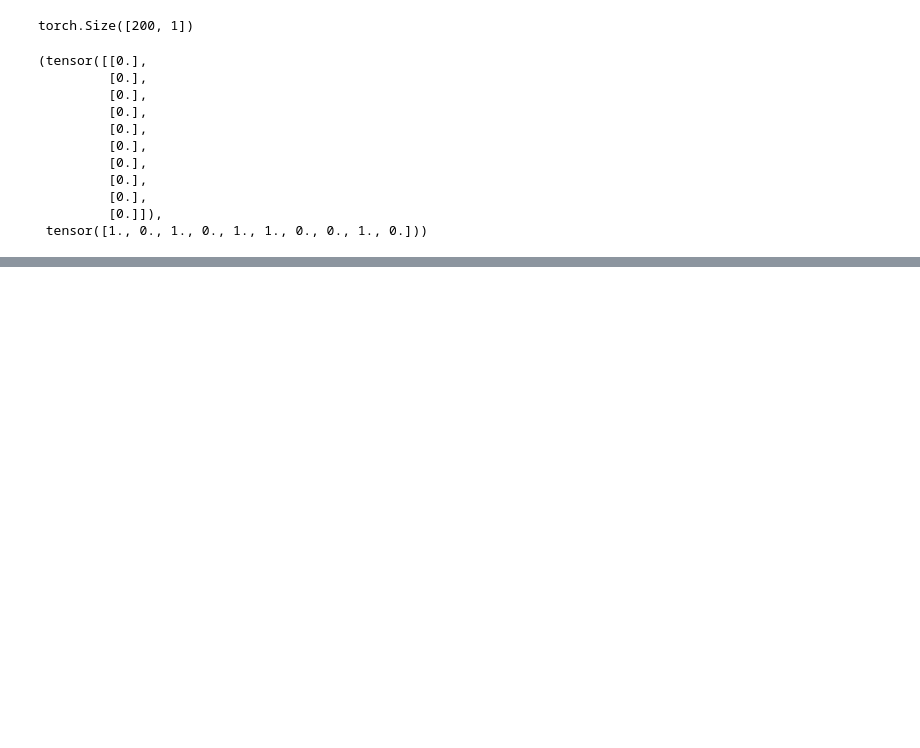
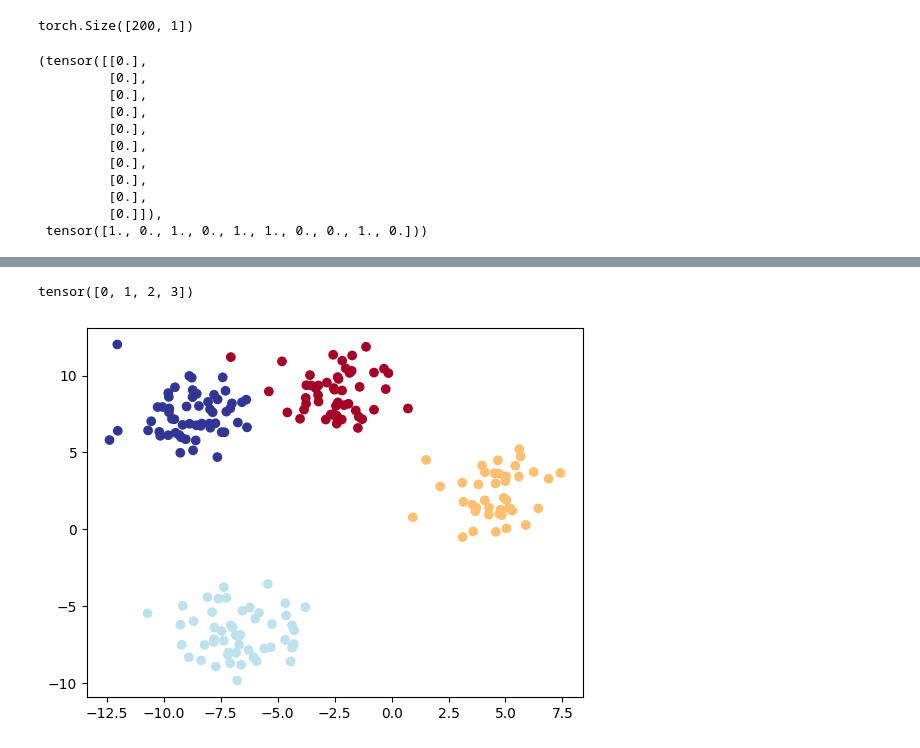
Before and after one commit to arethel/ClassificationProblemsWithPytorch, a Jupyter notebook: pytorch_classification.ipynb, the cells around one changed output, grey strips where cells are left out. Drawn from its saved outputs; the diff is of its cells as text; code cells hidden in the pictures; blank space fills up the shorter version.

```diff
--- a/pytorch_classification.ipynb
+++ b/pytorch_classification.ipynb
@@ -177,0 +366,32 @@ torch.round(untrained_preds[:10]), y_test[:10]
+# %%
+loss_fn = nn.CrossEntropyLoss()
+optimizer = torch.optim.SGD(params = model_blob.parameters(),
+                            lr = 0.1)
+# %%
+torch.manual_seed(42)
+torch.cuda.manual_seed(42)
+
+epochs = 100
+
+for epoch in range(epochs):
+    model_blob.train()
+
+    y_logits = model_blob(X_blob_train)
+    y_pred = torch.softmax(y_logits, 1).argmax(1)
+    loss = loss_fn(y_logits, y_blob_train)
+    acc = accuracy_fn(y_blob_train,
+                      y_pred)
+    optimizer.zero_grad()
+    loss.backward()
+    optimizer.step()
+
+    model_blob.eval()
+    with torch.inference_mode():
+        test_logits = model_blob(X_blob_test)
+        test_pred = torch.softmax(test_logits, 1).argmax(1)
+
+        test_loss = loss_fn(test_logits, y_blob_test)
+        test_acc = accuracy_fn(y_blob_test, test_pred)
+
+    if epoch % 10 == 0:
+        print(f'{epoch} {loss:.5f} {acc:.2f}% {test_loss:.5f} {test_acc:.2f}%')
@@ -177,0 +409,9 @@ torch.round(untrained_preds[:10]), y_test[:10]
+# %%
+model_blob.eval()
+with torch.inference_mode():
+    preds = torch.round(torch.argmax(torch.softmax(model_blob(X_blob_test),1),1))
+    print(torch.unique(preds))
+    plt.scatter(X_blob_test[:,0], X_blob_test[:,1], c=preds, cmap=plt.cm.RdYlBu)
+# %% [output]
+tensor([0, 1, 2, 3])
+[figure, added]
```
Also changed, not shown: parts of 22 cells of this notebook.
